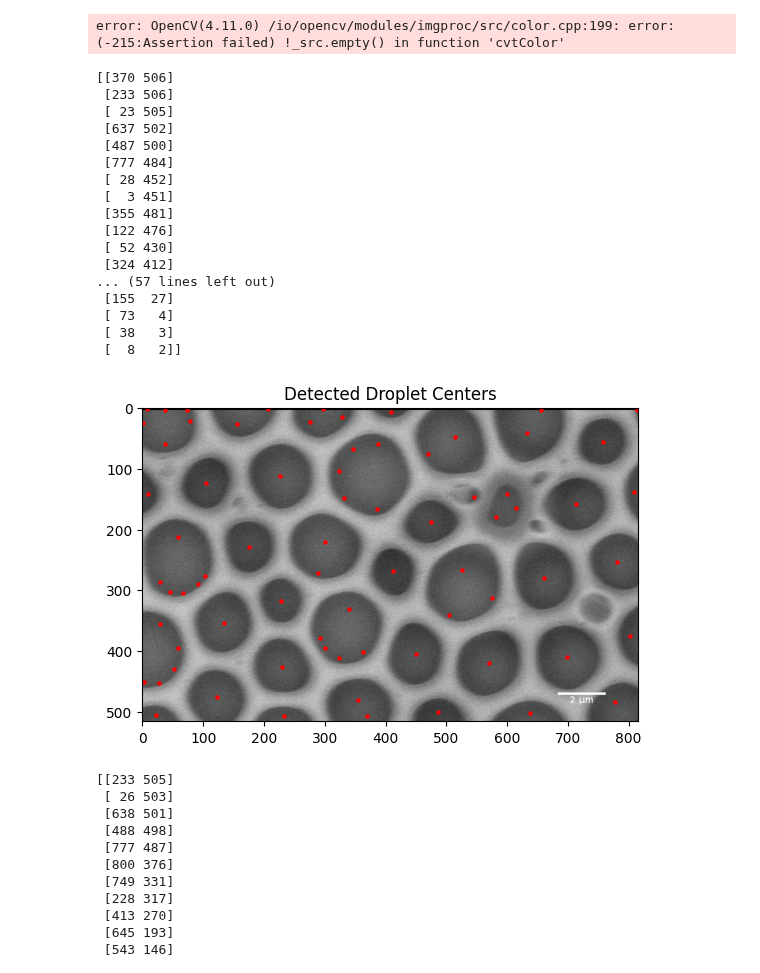
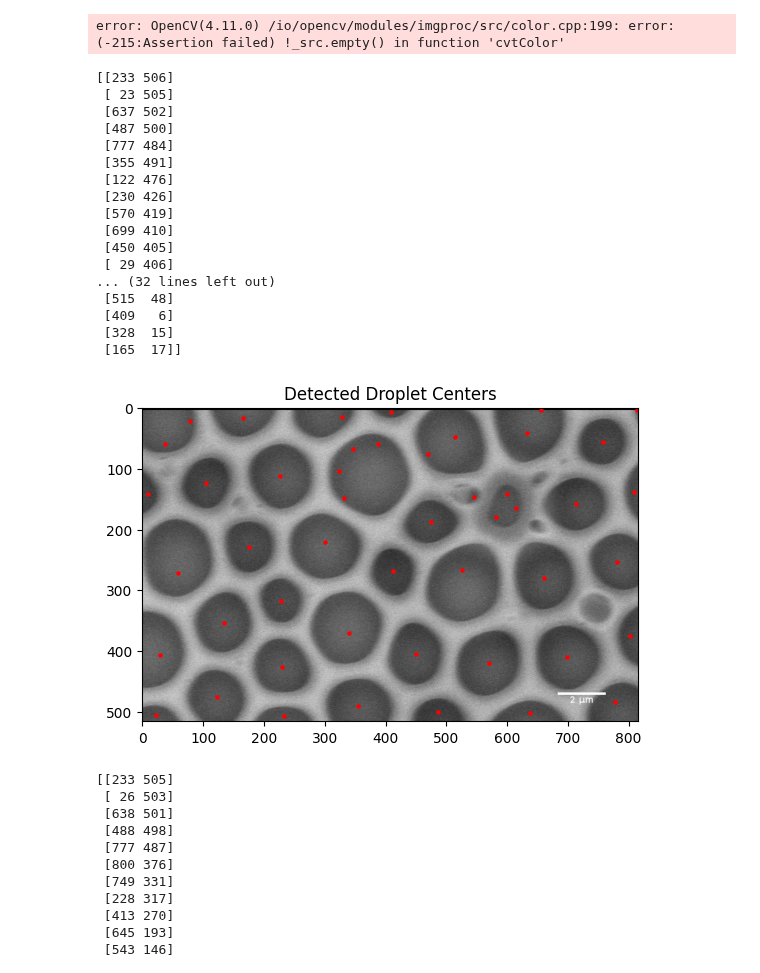
Before and after one commit to lemontang3/Python_Physics, a Jupyter notebook: Voronoi_Analysis.ipynb, the cells around one changed output. Drawn from its saved outputs; the diff is of its cells as text; code cells hidden in the pictures.

Commit message:
centroids update

```diff
--- a/Voronoi_Analysis.ipynb
+++ b/Voronoi_Analysis.ipynb
@@ -123,47 +123,47 @@ closed_image = cv2.morphologyEx(opened_image, cv2.MORPH_CLOSE, kernel)
 # Step 4: Find Contours instead of using Blob Detector
 contours, _ = cv2.findContours(closed_image, cv2.RETR_EXTERNAL, cv2.CHAIN_APPROX_SIMPLE)
 
 # Step 5: Identify Droplet Centroids using Contour Moments
 centroids = []
 for contour in contours:
     # Calculate the centroid of each contour using moments
     M = cv2.moments(contour)
     if M["m00"] != 0:  # Prevent division by zero
         cx = int(M["m10"] / M["m00"])
         cy = int(M["m01"] / M["m00"])
         centroids.append([cx, cy])
 # centroids.append([267,98])
 # Convert centroids to a numpy array for easier plotting
 centroids = np.array(centroids)
-# centroids = np.delete(centroids,[2])
+centroids = np.array([[233, 506], [23, 505], [637, 502], [487, 500], [777, 484], [355, 491], [122, 476], [230, 426], [570, 419], [699, 410], [450, 405], [29, 406], [803, 375],  [340, 370], [134, 353],  [228, 317],  [525, 267], [413, 269], [661, 279], [781, 253], [176, 228], [58, 272], [301, 221], [582, 179], [614, 165], [475, 188], [332, 148], [545, 146], [600, 142], [714, 158], [9, 141], [808, 138], [105, 124], [324, 104], [470, 76], [347, 68], [227, 112], [388, 59], [37, 60], [757, 56], [78, 22], [814, 3], [655, 3], [632, 42], [515, 48], [409, 6], [328, 15],  [165, 17]])
 print(centroids)
 # centroids = np.all(np.isin(centroids,rows_to_remove),axis=1)
 # centroids = centroids[~centroids]
 # print(centroids.shape)
 # Plot Results
 plt.imshow(image, cmap='gray')
 plt.scatter(centroids[:, 0], centroids[:, 1], c='red', s=5)
 plt.title('Detected Droplet Centers')
 plt.show()
 # %% [output]
-[[370 506]
- [233 506]
+[[233 506]
  [ 23 505]
  [637 502]
  [487 500]
  [777 484]
- [ 28 452]
- [  3 451]
- [355 481]
+ [355 491]
  [122 476]
- [ 52 430]
- [324 412]
-... (57 lines left out)
- [155  27]
- [ 73   4]
- [ 38   3]
- [  8   2]]
+ [230 426]
+ [570 419]
+ [699 410]
+ [450 405]
+ [ 29 406]
+... (32 lines left out)
+ [515  48]
+ [409   6]
+ [328  15]
+ [165  17]]
-[figure, old version]
+[figure, new version]
 # %%
 import cv2
 import numpy as np
```
